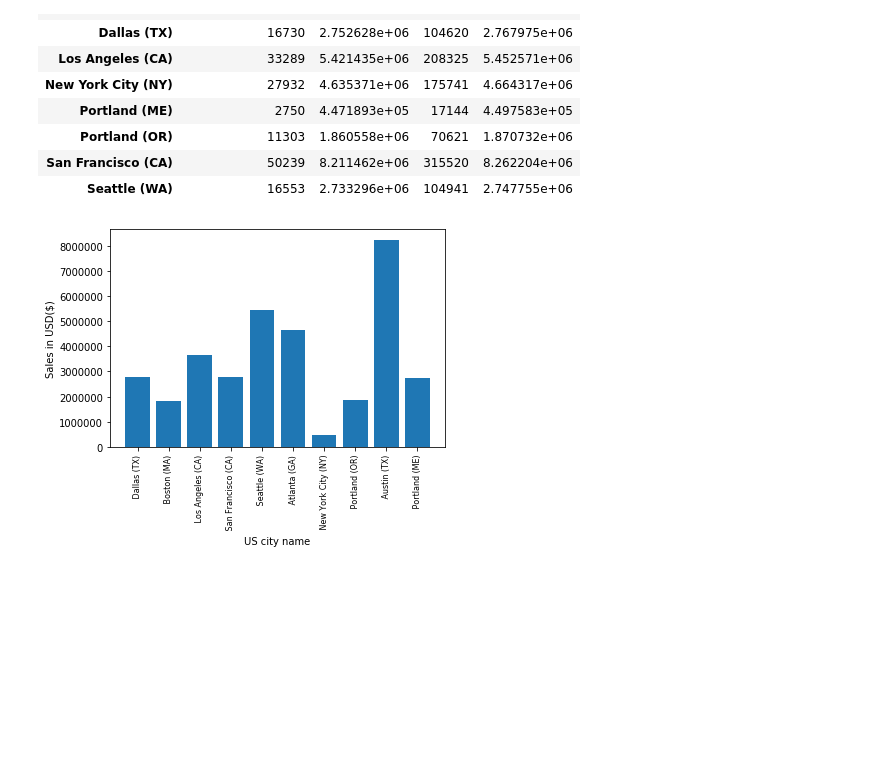
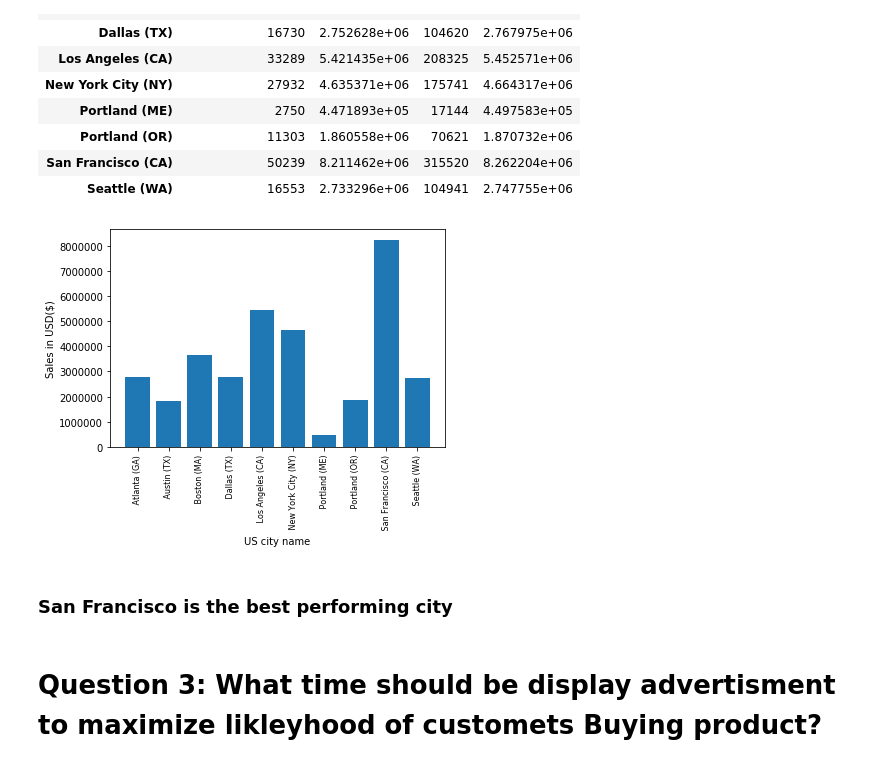
Before and after one commit to SandeepTukkunor/Machine_Lerarning_projects, a Jupyter notebook: Sales Analysis with pandas/Sales_analysis.ipynb, the cells around one changed output. Cells and saved outputs as stored; diff of their text form; code cells hidden in the pictures; blank space fills up the shorter version.

```diff
--- a/Sales Analysis with pandas/Sales_analysis.ipynb
+++ b/Sales Analysis with pandas/Sales_analysis.ipynb
@@ -169,11 +169,15 @@ results
 | San Francisco (CA) | 50239 | 8.211462e+06 | 315520 | 8.262204e+06 |
 | Seattle (WA) | 16553 | 2.733296e+06 | 104941 | 2.747755e+06 |
 # %%
-cities = all_data["City"].unique()
+cities = [city for city, df in all_data.groupby("City")]
 plt.bar(cities, results["Sales"], )
 plt.xticks(cities, rotation= 'vertical', size = 8)
 plt.ylabel("Sales in USD($)")
 plt.xlabel("US city name")
 plt.show()
 # %% [output]
-[figure, old version]
+[figure, new version]
+# %% [markdown]
+### San Francisco is the best performing city
+# %% [markdown]
+# Question 3: What time should be display advertisment to maximize likleyhood of customets Buying product?
```
Also changed, not shown: parts of 6 cells of this notebook.
